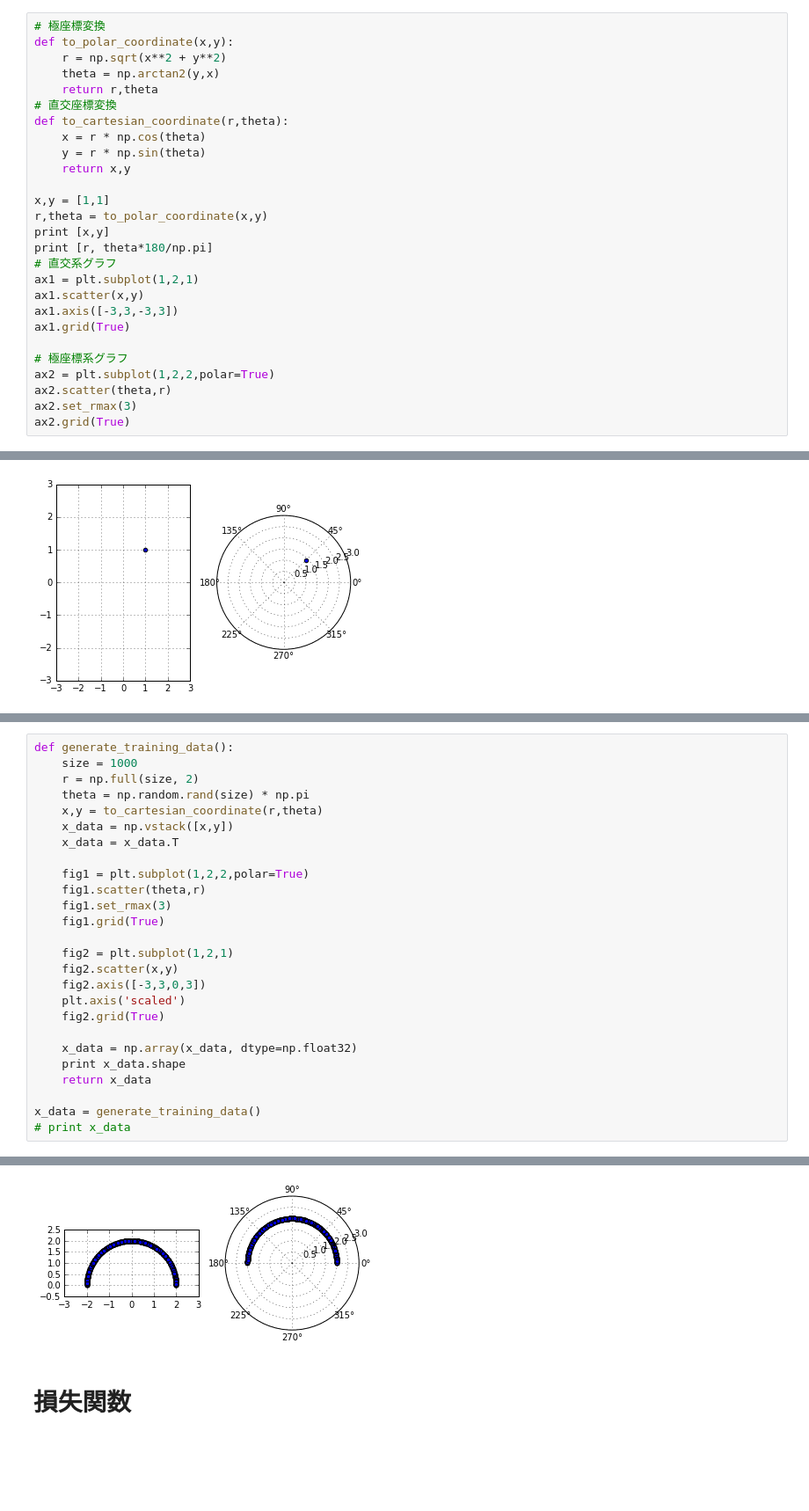
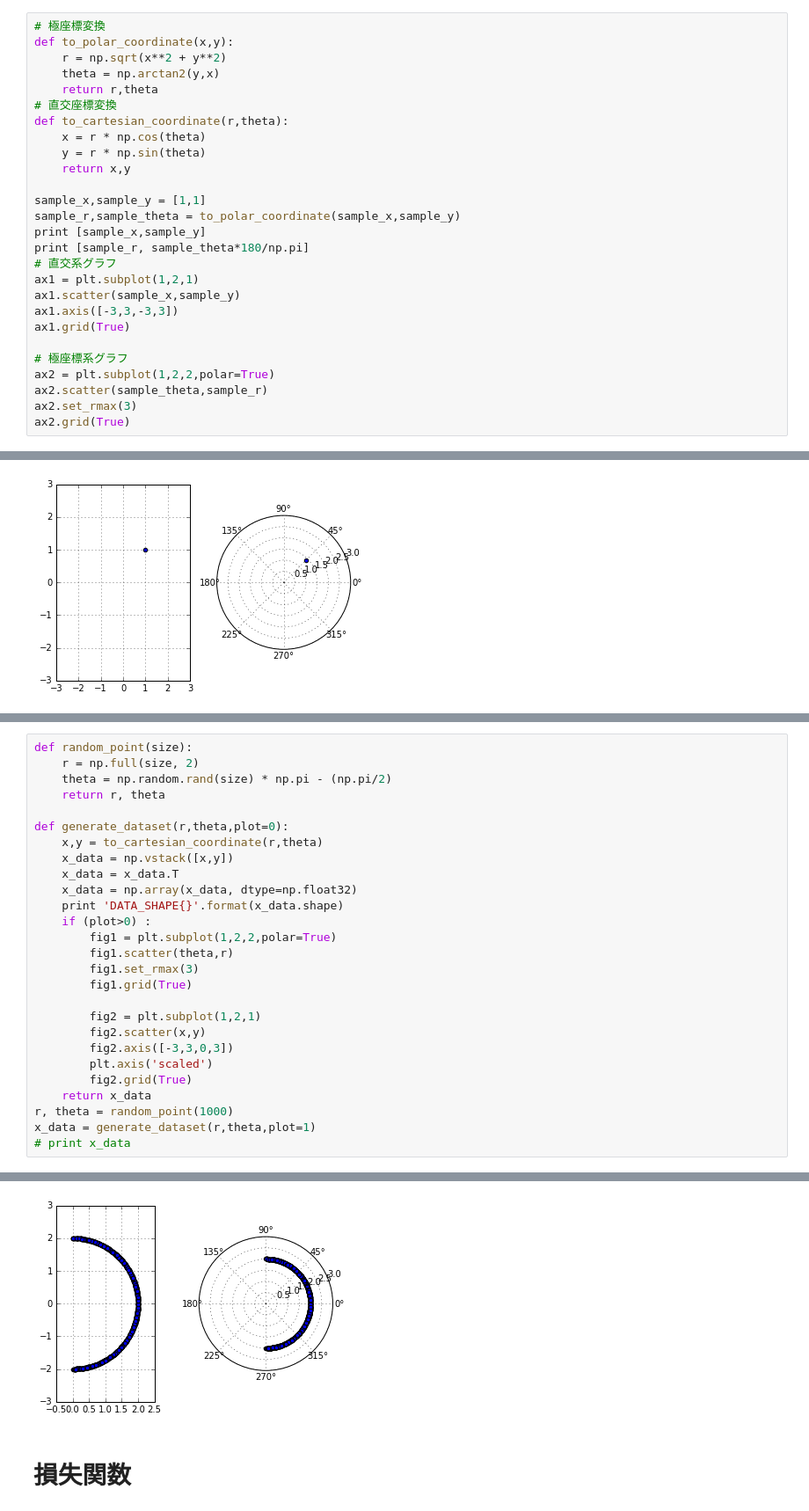
Before and after one commit to yotaseki/ParameterLearning, a Jupyter notebook: MovingCar.ipynb, the cells around one changed output, grey strips where cells are left out. Shown: that part at 88% size. Cells and saved outputs as stored; diff of their text form; blank space fills up the shorter version.

```diff
--- a/MovingCar.ipynb
+++ b/MovingCar.ipynb
@@ -152,19 +155,19 @@ def to_cartesian_coordinate(r,theta):
     y = r * np.sin(theta)
     return x,y
 
-x,y = [1,1]
-r,theta = to_polar_coordinate(x,y)
-print [x,y]
-print [r, theta*180/np.pi]
+sample_x,sample_y = [1,1]
+sample_r,sample_theta = to_polar_coordinate(sample_x,sample_y)
+print [sample_x,sample_y]
+print [sample_r, sample_theta*180/np.pi]
 # 直交系グラフ
 ax1 = plt.subplot(1,2,1)
-ax1.scatter(x,y)
+ax1.scatter(sample_x,sample_y)
 ax1.axis([-3,3,-3,3])
 ax1.grid(True)
 
 # 極座標系グラフ
 ax2 = plt.subplot(1,2,2,polar=True)
-ax2.scatter(theta,r)
+ax2.scatter(sample_theta,sample_r)
 ax2.set_rmax(3)
 ax2.grid(True)
 # %% [output]
@@ -183,29 +186,30 @@ r = 2 \\
 \end{bmatrix}
 \end{equation*}
 # %%
-def generate_training_data():
-    size = 1000
+def random_point(size):
     r = np.full(size, 2)
-    theta = np.random.rand(size) * np.pi
+    theta = np.random.rand(size) * np.pi - (np.pi/2)
+    return r, theta
+
+def generate_dataset(r,theta,plot=0):
     x,y = to_cartesian_coordinate(r,theta)
     x_data = np.vstack([x,y])
     x_data = x_data.T
+    x_data = np.array(x_data, dtype=np.float32)
+    print 'DATA_SHAPE{}'.format(x_data.shape)
+    if (plot>0) :
+        fig1 = plt.subplot(1,2,2,polar=True)
+        fig1.scatter(theta,r)
+        fig1.set_rmax(3)
+        fig1.grid(True)
 
-    fig1 = plt.subplot(1,2,2,polar=True)
-    fig1.scatter(theta,r)
-    fig1.set_rmax(3)
-    fig1.grid(True)
-
-    fig2 = plt.subplot(1,2,1)
-    fig2.scatter(x,y)
-    fig2.axis([-3,3,0,3])
-    plt.axis('scaled')
-    fig2.grid(True)
-
-    x_data = np.array(x_data, dtype=np.float32)
-    print x_data.shape
+        fig2 = plt.subplot(1,2,1)
+        fig2.scatter(x,y)
+        fig2.axis([-3,3,0,3])
+        plt.axis('scaled')
+        fig2.grid(True)
     return x_data
-
-x_data = generate_training_data()
+r, theta = random_point(1000)
+x_data = generate_dataset(r,theta,plot=1)
 # print x_data
 # %% [output]
@@ -213,4 +217,4 @@ x_data = generate_training_data()
-[figure, old version]
+[figure, new version]
 # %% [markdown]
 # 損失関数
 # %%
```
Also changed, not shown: parts of 18 cells of this notebook.
